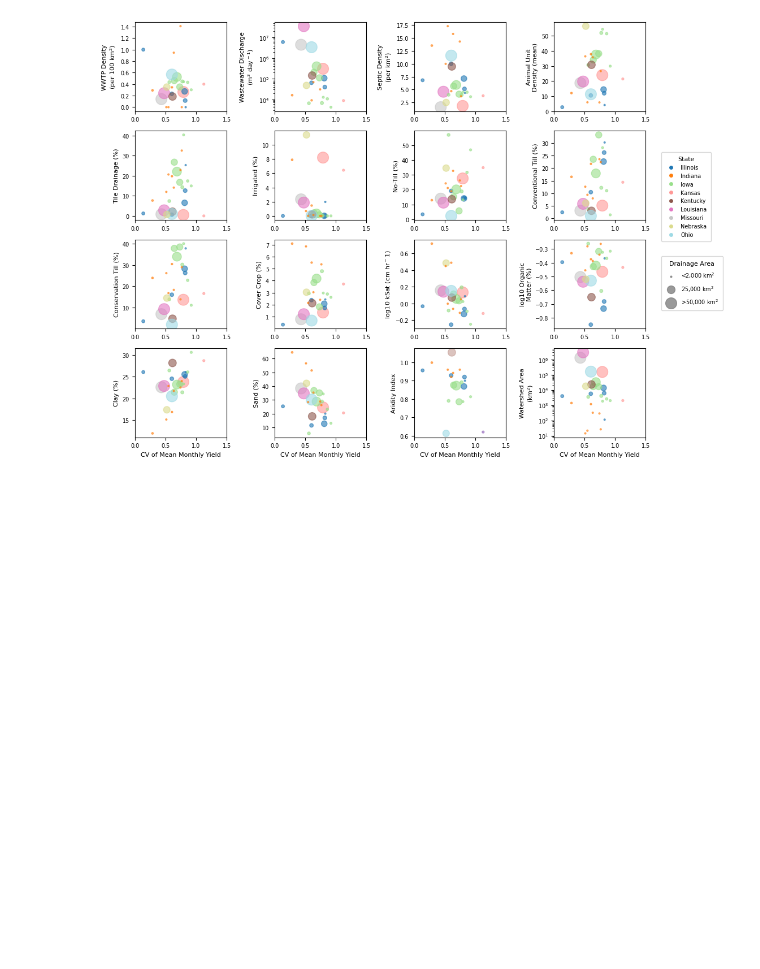
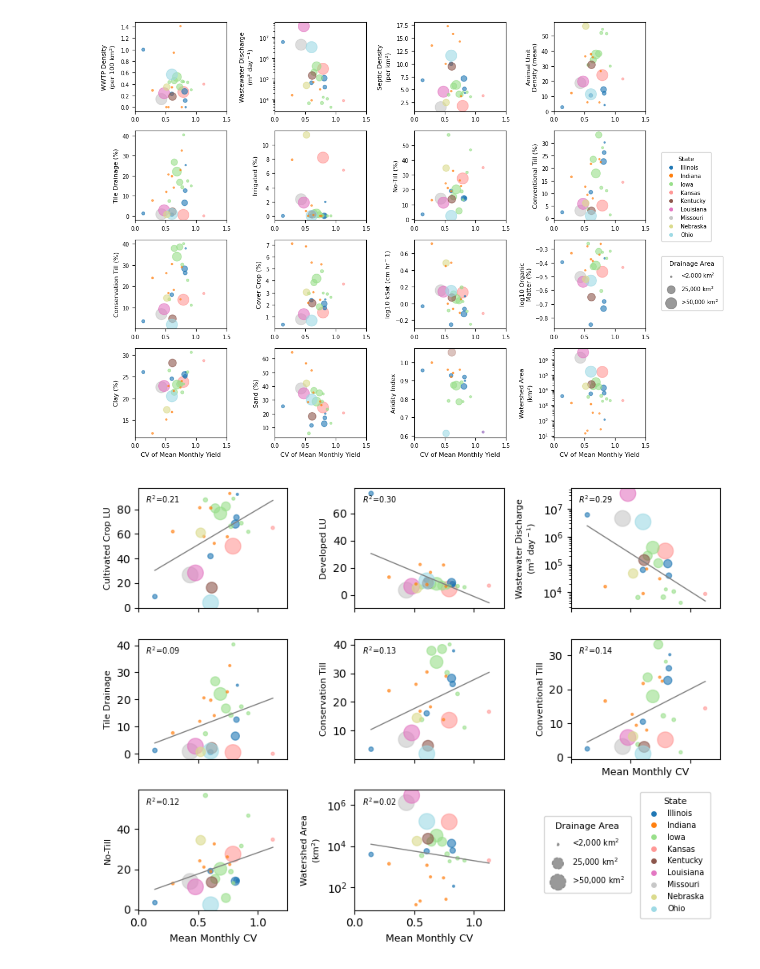
Before and after one commit to danykakbyrnes/STREAM_seasonality, a Jupyter notebook: spatial_data_exploration.ipynb, the cells around one changed output. Cells and saved outputs as stored; diff of their text form; code cells hidden in the pictures; blank space fills up the shorter version.

```diff
--- a/spatial_data_exploration.ipynb
+++ b/spatial_data_exploration.ipynb
@@ -688,11 +658,0 @@ plt.savefig('../OUTPUT/2_spatial_patterns/cv_annual_watershed_properties_marker_
-# %%
-# Pull cv_annual into a dataframe and merge
-cv_mth_mn_df = pd.DataFrame({
-    'STREAM_ID': list(cv.keys()),
-    'state_name': [v['state_name'] for v in cv.values()],
-    'drainagearea_sqkm': [v['drainagearea_sqkm'] for v in cv.values()],
-    'cv_mth_mn': [v['cv_mth_mn'] for v in cv.values()]
-})
-
-cv_mth_mn_basinchar = basin_characteristics.merge(cv_mth_mn_df, on='STREAM_ID')
-cv_mth_mn_basinchar.head()
@@ -759,0 +735,85 @@ plt.savefig('../OUTPUT/2_spatial_patterns/cv_mth_mn_watershed_properties_marker_
+# %%
+from scipy.stats import linregress
+cv_mth_mn_lu = cv_mth_mn_lu[cv_mth_mn_lu['STREAM_ID'] != 'STREAM-gauge-692']
+
+plot_cols = [
+    ('Cultivated Crops',     'Cultivated Crop LU'),
+    ('Developed Total',      'Developed LU'),
+    ('waste_dis_total_m3_d', 'Wastewater Discharge\n(m$^3$ day$^-$$^1$)'),
+    ('pct_tile_drained',     'Tile Drainage'),
+    ('cons_conser_till_pct', 'Conservation Till'),
+    ('cons_conven_till_pct', 'Conventional Till'),
+    ('cons_no_till_pct',     'No-Till'),
+    ('area_km2',                    'Watershed Area\n(km$^2$)'),
+]
+
+# fail fast on any name mismatch (spaces, _pct suffixes, etc.)
+missing = [c for c, _ in plot_cols if c not in cv_mth_mn_lu.columns]
+assert not missing, f"Not in cv_mth_mn_lu: {missing}"
+
+cmap_states = plt.cm.tab20
+marker_scale = 250
+size = np.clip(cv_mth_mn_lu['drainagearea_sqkm'], 1000, 50000) / marker_scale
+
+state_categories = cv_mth_mn_lu['state_name'].astype('category')
+state_codes = state_categories.cat.codes
+unique_states = state_categories.cat.categories
+norm = mcolors.Normalize(vmin=0, vmax=len(unique_states) - 1)
+
+# sharey=False because pop_served_total is a count, not a percent
+fig, axes = plt.subplots(3, 3, figsize=(8, 6), sharex=True, sharey=False)
+ax = axes.flatten()
+
+x_all = cv_mth_mn_lu['cv_mth_mn']
+
+for i, (col, label) in enumerate(plot_cols):
+    log_panel = col in ('area_km2', 'waste_dis_total_m3_d')
+    if log_panel:
+        ax[i].set_yscale('log')
+
+    ax[i].scatter(x_all, cv_mth_mn_lu[col], s=size, alpha=0.6,
+                  c=state_codes, cmap=cmap_states)
+    ax[i].set_ylabel(label, fontsize=8)
+
+    # --- line of best fit + R^2 ---
+    y_raw = cv_mth_mn_lu[col]
+    with np.errstate(invalid='ignore', divide='ignore'):
+        yfit = np.log10(y_raw) if log_panel else y_raw   # fit in log space for log panels
+    m = np.isfinite(x_all) & np.isfinite(yfit)           # drops NaN, and y<=0 on log panels
+    # to fit only the visible window, add:  & (x_all <= 1.25)
+    if m.sum() >= 3:
+        reg = linregress(x_all[m], yfit[m])
+        xx = np.linspace(x_all[m].min(), x_all[m].max(), 100)
+        yy = reg.slope * xx + reg.intercept
+        ax[i].plot(xx, 10**yy if log_panel else yy, color='grey', lw=1)
+        ax[i].text(0.05, 0.95, f'$R^2$={reg.rvalue**2:.2f}',
+                   transform=ax[i].transAxes, fontsize=7, va='top')
+
+ax[0].set_xlim([0, 1.25])  # shared via sharex; keeps the 2.62 outlier off-frame as before
+
+for i in (5, 6, 7):                 # x labels on bottom row
+    ax[i].set_xlabel("Mean Monthly CV", fontsize=9)
+
+legend_sizes = [4, 100, 200]
+legend_labels = ['<2,000 km$^2$', '25,000 km$^2$', '>50,000 km$^2$']
+legend_handles_size = [
+    plt.scatter([], [], s=s, color='grey', linestyle='--', alpha=0.8, label=label)
+    for s, label in zip(legend_sizes, legend_labels)
+]
+legend_handles_colour = [
+    Line2D([0], [0], marker='o', color='w', markerfacecolor=cmap_states(norm(i)),
+           markersize=6, label=state)
+    for i, state in enumerate(unique_states)
+]
+fig.legend(handles=legend_handles_size, title='Drainage Area',
+           loc='upper left', ncol=1, fontsize=7, title_fontsize=8,
+           bbox_to_anchor=(0.70, 0.3), labelspacing=0.9, borderpad=0.8)
+fig.legend(handles=legend_handles_colour, title='State',
+           loc='upper left', ncol=1, fontsize=7, title_fontsize=8,
+           bbox_to_anchor=(0.85, 0.35), borderpad=0.75)
+fig.delaxes(ax[8])
+fig.tight_layout()
+plt.savefig('../OUTPUT/2_spatial_patterns/cv_mth_mn_watershed_landuse_marker_area_state.png',
+            dpi=600, bbox_inches='tight')
+# %% [output]
+[figure, added]
```
Also changed, not shown: parts of 7 cells of this notebook, 1 other file.
